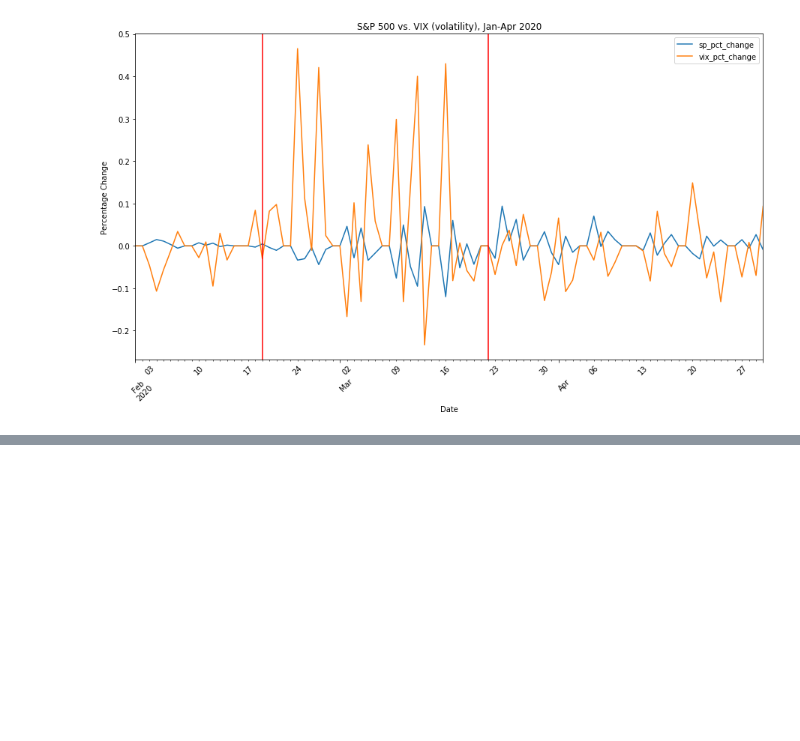
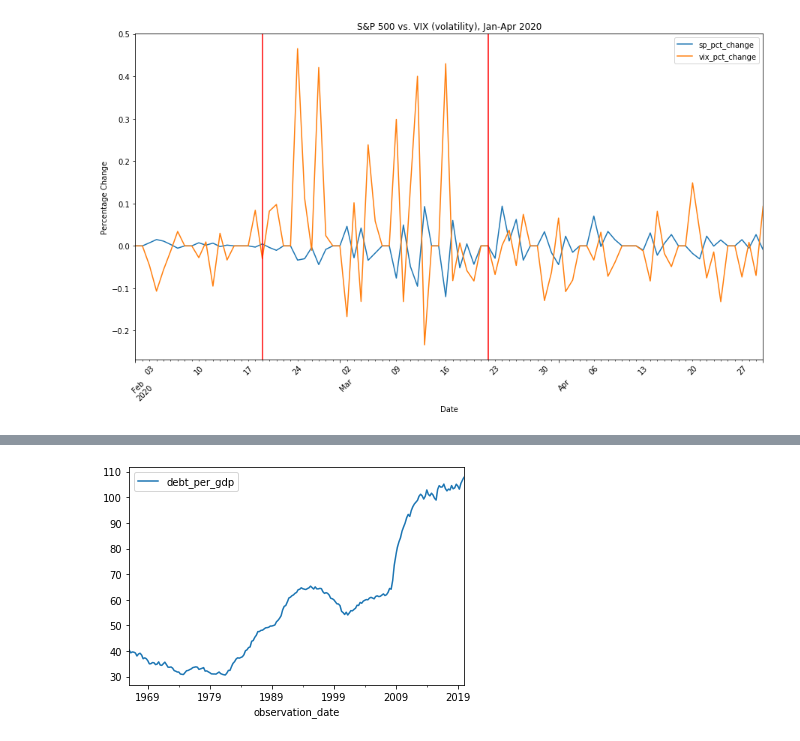
Before and after one commit to robertbozsik/impacts-of-covid19, a Jupyter notebook: plotting_RB.ipynb, the cells around one changed output, grey strips where cells are left out. Saved outputs shown, nothing was run; the diff lists cells and outputs as text; code cells hidden in the pictures; blank space fills up the shorter version.

```diff
--- a/plotting_RB.ipynb
+++ b/plotting_RB.ipynb
@@ -165,0 +360,7 @@ plt.title('S&P 500 vs. VIX (volatility), Jan-Apr 2020');
+# %%
+debt_gdp_quarterly = (pd.read_excel('Data/GFDEGDQ188S (debt to GDP quarterly).xls',
+                                    header=10,
+                                    parse_dates=True,
+                                    index_col='observation_date'))
+debt_gdp_quarterly = debt_gdp_quarterly.rename(columns={'GFDEGDQ188S': 'debt_per_gdp'})
+debt_gdp_quarterly.head()
@@ -165,0 +375,3 @@ plt.title('S&P 500 vs. VIX (volatility), Jan-Apr 2020');
+# %%
+debt_gdp_monthly = debt_gdp_quarterly.copy()
+debt_gdp_monthly.head()
@@ -165,0 +386,2 @@ plt.title('S&P 500 vs. VIX (volatility), Jan-Apr 2020');
+# %%
+debt_gdp_monthly = debt_gdp_monthly.resample('M').mean().interpolate()
@@ -165,0 +484,4 @@ plt.title('S&P 500 vs. VIX (volatility), Jan-Apr 2020');
+# %%
+debt_gdp_monthly.plot();
+# %% [output]
+[figure, added]
```
Also changed, not shown: parts of 42 cells of this notebook.
